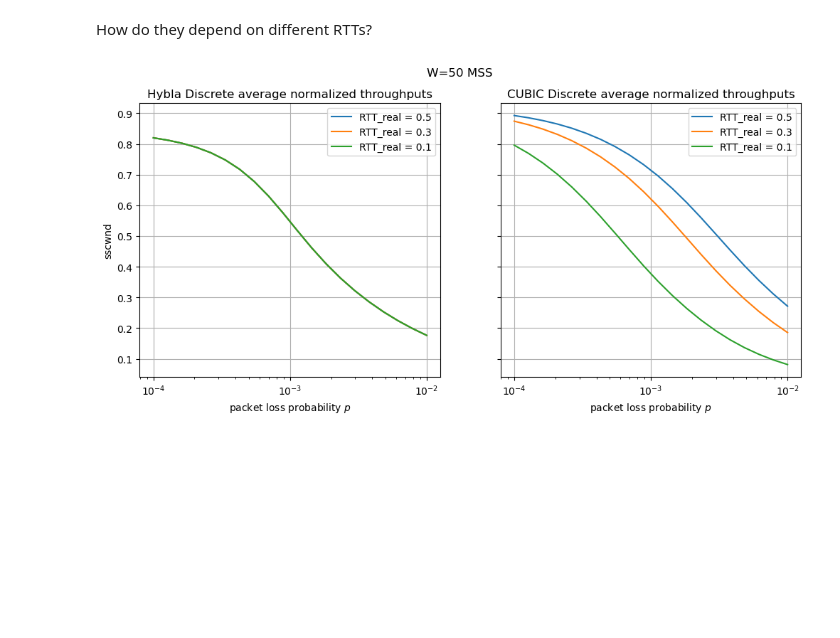
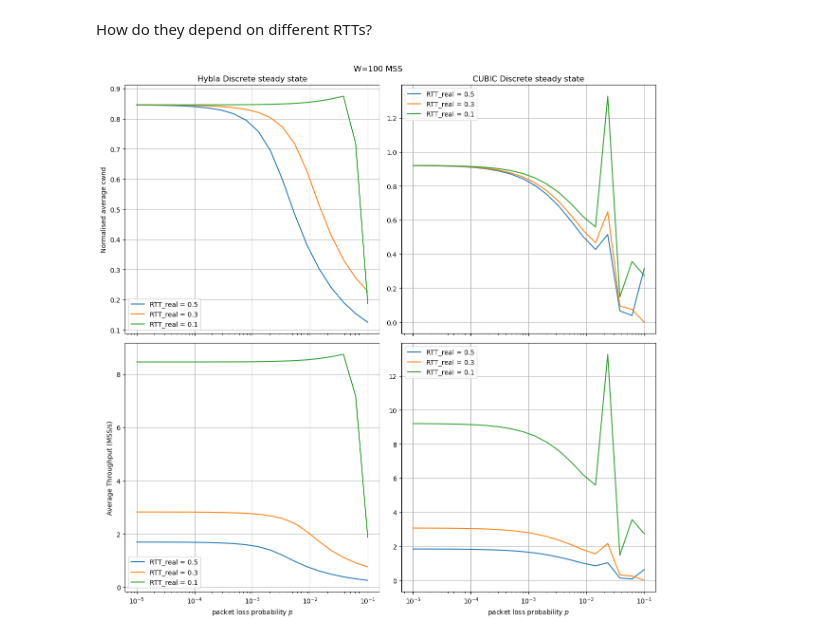
Before and after one commit to megretj/qpepcca, a Jupyter notebook: random_test.ipynb, the cells around one changed output. Saved outputs shown, nothing was run; the diff lists cells and outputs as text; code cells hidden in the pictures; blank space fills up the shorter version.

Commit message:
Advanced slightly hybla discrete

```diff
--- a/random_test.ipynb
+++ b/random_test.ipynb
@@ -98,7 +88,7 @@ plt.show()
 hyb = CCA_MarkovChain_Hybla_discrete(packet_err=0.0006,beta=0.7,N=100,C =1000, RTT_est=0.2, RTT_real = 0.21, RTT0=0.1)
 probij = np.zeros((40,3))
 ps = np.logspace(-4,-1,40)
-probe_states = [25,50,75]
+probe_states = [0,50,75]
 d_mins = np.zeros((40,3))
 d_maxs = np.zeros((40,3))
 for i,p in enumerate(ps):
@@ -108,13 +98,19 @@ for i,p in enumerate(ps):
         probij[i,j] = hyb.Ptilde[start,start]
         d_mins[i,j] = hyb.Dmin[start,start]
         d_maxs[i,j] = hyb.Dmax[start,start]
+        if i%20==0:
+            a = hyb.a[start]
+            b = (start+1)*hyb.W/hyb.N
+            U = (b-a)/hyb.rho**2
+            Uf = np.floor(U)
+            print(f"{a} to {b}. U ={U} Uf={Uf} D = {int(U*(a+Uf*hyb.rho**2)-hyb.rho**2*(Uf+Uf**2)/2)} = {hyb.D(hyb.a[start],(start+1)*hyb.W/hyb.N)}")
 #also do a plot for the nmin and nmax starting from these 3 states,
 fig, axs = plt.subplots(1, 2, figsize=(11,4))
 for a,b in enumerate(probe_states):
-    axs[1].plot(ps,d_mins[:,a],label = f"$D_min({b},{b})$")
-    axs[1].plot(ps,d_maxs[:,a],label = f"$D_max({b},{b})$")
+    axs[1].plot(ps,d_mins[:,a],label = f"$Dmin({b},{b})$")
+    axs[1].plot(ps,d_maxs[:,a],label = f"$Dmax({b},{b})$")
     axs[0].plot(ps,probij[:,a], label = f"{b}")
-axs[0].set_title("Probability to grow from state i to i+1")
+axs[0].set_title(f"Probability to grow from state i to i+1")
 axs[0].set_xlabel("p (packet loss probability)")
 axs[0].set_ylabel("$P_{i,i+1}$")
 axs[0].legend()
@@ -221,33 +212,45 @@ plt.show()
 # %% [markdown]
 How do they depend on different RTTs?
 # %%
-err_rates = np.logspace(-4,-2,20)
+err_rates = np.logspace(-5,-1,20)
 RTTs = [0.5,0.3,0.1]
-throughputs = np.zeros([len(RTTs),len(err_rates),2])
+throughputs = np.zeros([len(RTTs),len(err_rates),4])
 
 for k,R in enumerate(RTTs):
     for i, l in enumerate(err_rates):
         wireless = CCA_MarkovChain_Hybla_discrete(packet_err=l,beta=0.7,N=100,C = 100,RTT_real=R, RTT0=0.025, W = 100)
         cubic = CCA_MarkovChain_CUBIC_new(packet_err=l,beta=0.7,N=100,C = 100,RTT_real=R, W = 100)
         throughputs[k,i,0] = wireless.avg_throughput()
         throughputs[k,i,1] = cubic.avg_throughput()
+    throughputs[k,:,2] = throughputs[k,:,0]/R
+    throughputs[k,:,3] = throughputs[k,:,1]/R
 
-fig, axs = plt.subplots(1, 2, figsize=(12,5),sharey=True)
+fig, axs = plt.subplots(2, 2, figsize=(12,10),sharex=True)
 for k,R in enumerate(RTTs):
-    axs[0].plot(err_rates,throughputs[k,:,0], label = f"RTT_real = {R}")
-    axs[1].plot(err_rates,throughputs[k,:,1], label = f"RTT_real = {R}")
-axs[0].semilogx()
-axs[0].legend()
-axs[0].grid()
-axs[0].set_title(r"Hybla Discrete average normalized throughputs")
-axs[0].set_xlabel(r"packet loss probability $p$")
-axs[0].set_ylabel(r'sscwnd')
-axs[1].semilogx()
-axs[1].legend()
-axs[1].grid()
-axs[1].set_title(r"CUBIC Discrete average normalized throughputs")
-axs[1].set_xlabel(r"packet loss probability $p$")
+    axs[0,0].plot(err_rates,throughputs[k,:,0], label = f"RTT_real = {R}")
+    axs[0,1].plot(err_rates,throughputs[k,:,1], label = f"RTT_real = {R}")
+    axs[1,0].plot(err_rates,throughputs[k,:,2], label = f"RTT_real = {R}")
+    axs[1,1].plot(err_rates,throughputs[k,:,3], label = f"RTT_real = {R}")
+axs[0,0].semilogx()
+axs[0,0].legend()
+axs[0,0].grid()
+axs[0,0].set_title(r"Hybla Discrete steady state")
+axs[0,0].set_ylabel(r'Normalised average cwnd')
+axs[0,1].semilogx()
+axs[0,1].legend()
+axs[0,1].grid()
+axs[0,1].set_title(r"CUBIC Discrete steady state")
+axs[1,0].semilogx()
+axs[1,0].legend()
+axs[1,0].grid()
+axs[1,0].set_xlabel(r"packet loss probability $p$")
+axs[1,0].set_ylabel(r'Average Throughput (MSS/s)')
+axs[1,1].semilogx()
+axs[1,1].legend()
+axs[1,1].grid()
+axs[1,1].set_xlabel(r"packet loss probability $p$")
 fig.suptitle("W=100 MSS")
+fig.tight_layout()
 plt.show()
 # %% [output]
-[figure, old version]
+[figure, new version]
```
Also changed, not shown: parts of 7 cells of this notebook, 3 other files.
